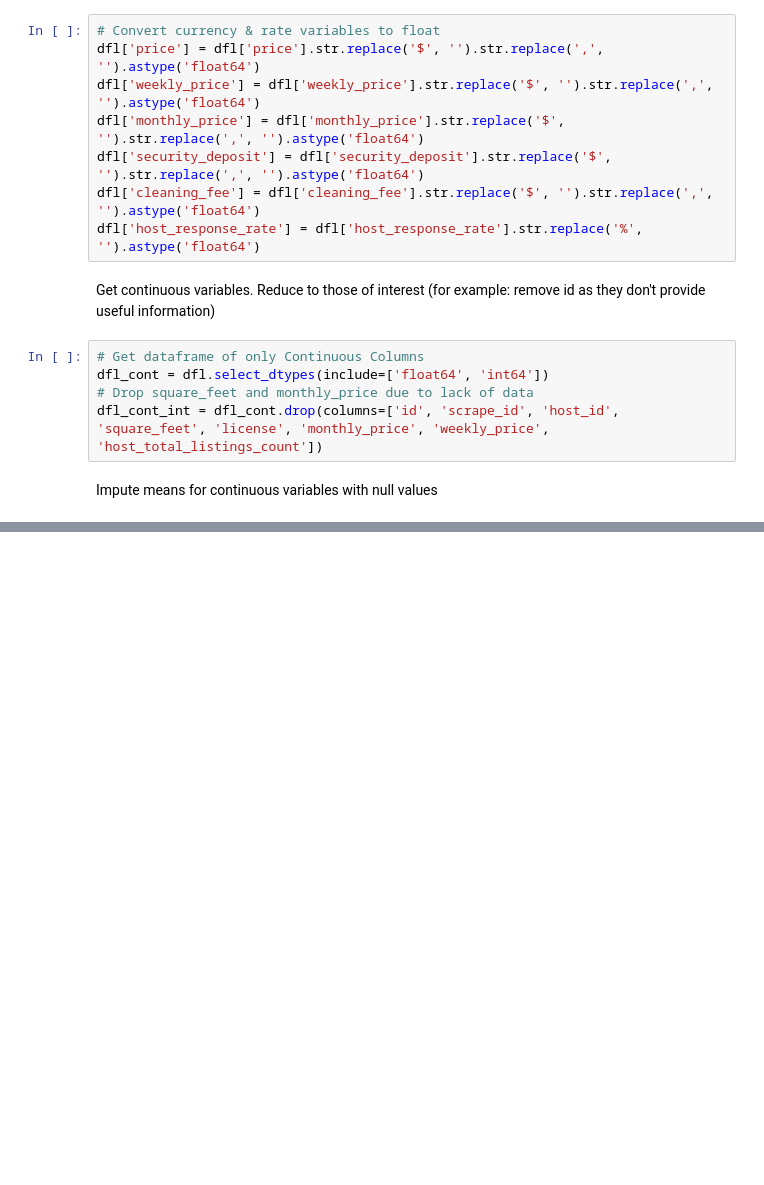
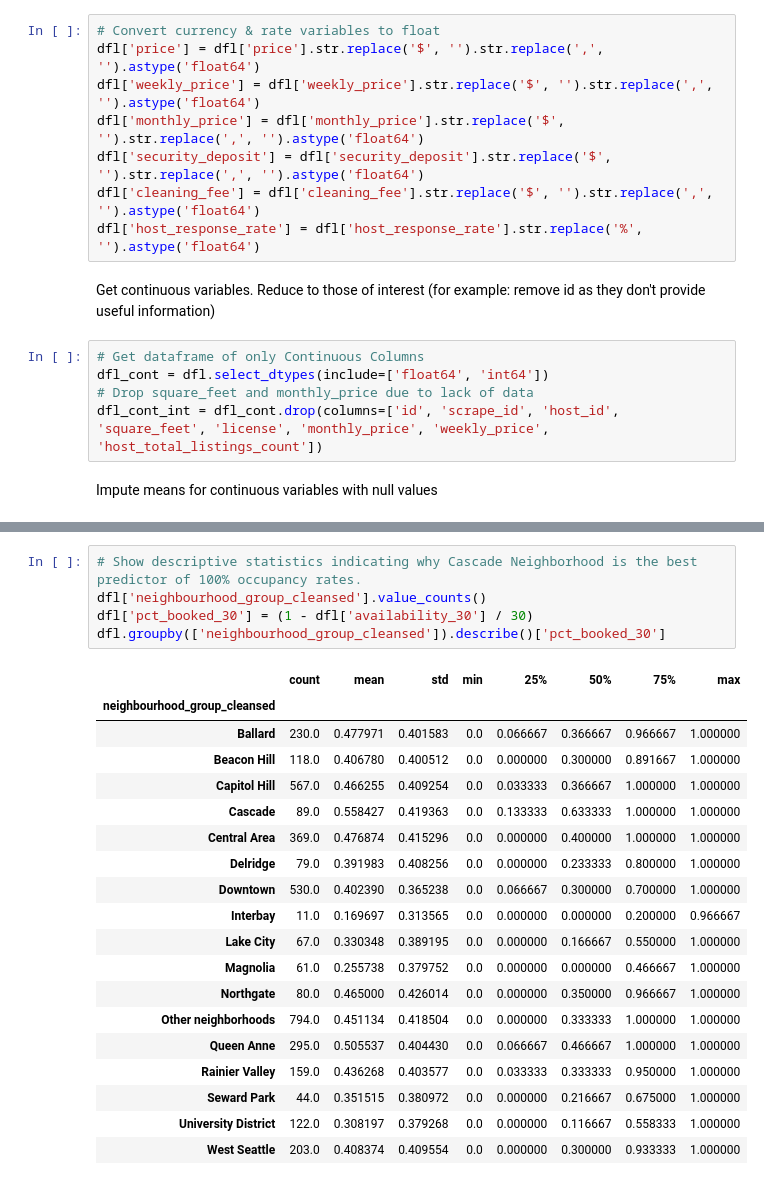
Before and after one commit to bystatsig/Airbnb_Project, a Jupyter notebook: Airbnb Jupyter Notebook.ipynb, the cells around one changed output, grey strips where cells are left out. Cells and saved outputs as stored; diff of their text form; blank space fills up the shorter version.

```diff
--- a/Airbnb Jupyter Notebook.ipynb
+++ b/Airbnb Jupyter Notebook.ipynb
@@ -36,0 +147,25 @@ Impute means for continuous variables with null values
+# %%
+# Show descriptive statistics indicating why Cascade Neighborhood is the best predictor of 100% occupancy rates.
+dfl['neighbourhood_group_cleansed'].value_counts()
+dfl['pct_booked_30'] = (1 - dfl['availability_30'] / 30)
+dfl.groupby(['neighbourhood_group_cleansed']).describe()['pct_booked_30']
+# %% [output]
+|  | count | mean | std | min | 25% | 50% | 75% | max |
+| neighbourhood_group_cleansed |  |  |  |  |  |  |  |  |
+| Ballard | 230.0 | 0.477971 | 0.401583 | 0.0 | 0.066667 | 0.366667 | 0.966667 | 1.000000 |
+| Beacon Hill | 118.0 | 0.406780 | 0.400512 | 0.0 | 0.000000 | 0.300000 | 0.891667 | 1.000000 |
+| Capitol Hill | 567.0 | 0.466255 | 0.409254 | 0.0 | 0.033333 | 0.366667 | 1.000000 | 1.000000 |
+| Cascade | 89.0 | 0.558427 | 0.419363 | 0.0 | 0.133333 | 0.633333 | 1.000000 | 1.000000 |
+| Central Area | 369.0 | 0.476874 | 0.415296 | 0.0 | 0.000000 | 0.400000 | 1.000000 | 1.000000 |
+| Delridge | 79.0 | 0.391983 | 0.408256 | 0.0 | 0.000000 | 0.233333 | 0.800000 | 1.000000 |
+| Downtown | 530.0 | 0.402390 | 0.365238 | 0.0 | 0.066667 | 0.300000 | 0.700000 | 1.000000 |
+| Interbay | 11.0 | 0.169697 | 0.313565 | 0.0 | 0.000000 | 0.000000 | 0.200000 | 0.966667 |
+| Lake City | 67.0 | 0.330348 | 0.389195 | 0.0 | 0.000000 | 0.166667 | 0.550000 | 1.000000 |
+| Magnolia | 61.0 | 0.255738 | 0.379752 | 0.0 | 0.000000 | 0.000000 | 0.466667 | 1.000000 |
+| Northgate | 80.0 | 0.465000 | 0.426014 | 0.0 | 0.000000 | 0.350000 | 0.966667 | 1.000000 |
+| Other neighborhoods | 794.0 | 0.451134 | 0.418504 | 0.0 | 0.000000 | 0.333333 | 1.000000 | 1.000000 |
+| Queen Anne | 295.0 | 0.505537 | 0.404430 | 0.0 | 0.066667 | 0.466667 | 1.000000 | 1.000000 |
+| Rainier Valley | 159.0 | 0.436268 | 0.403577 | 0.0 | 0.033333 | 0.333333 | 0.950000 | 1.000000 |
+| Seward Park | 44.0 | 0.351515 | 0.380972 | 0.0 | 0.000000 | 0.216667 | 0.675000 | 1.000000 |
+| University District | 122.0 | 0.308197 | 0.379268 | 0.0 | 0.000000 | 0.116667 | 0.558333 | 1.000000 |
+| West Seattle | 203.0 | 0.408374 | 0.409554 | 0.0 | 0.000000 | 0.300000 | 0.933333 | 1.000000 |
```
Also changed, not shown: parts of 14 cells of this notebook, 2 other files.
